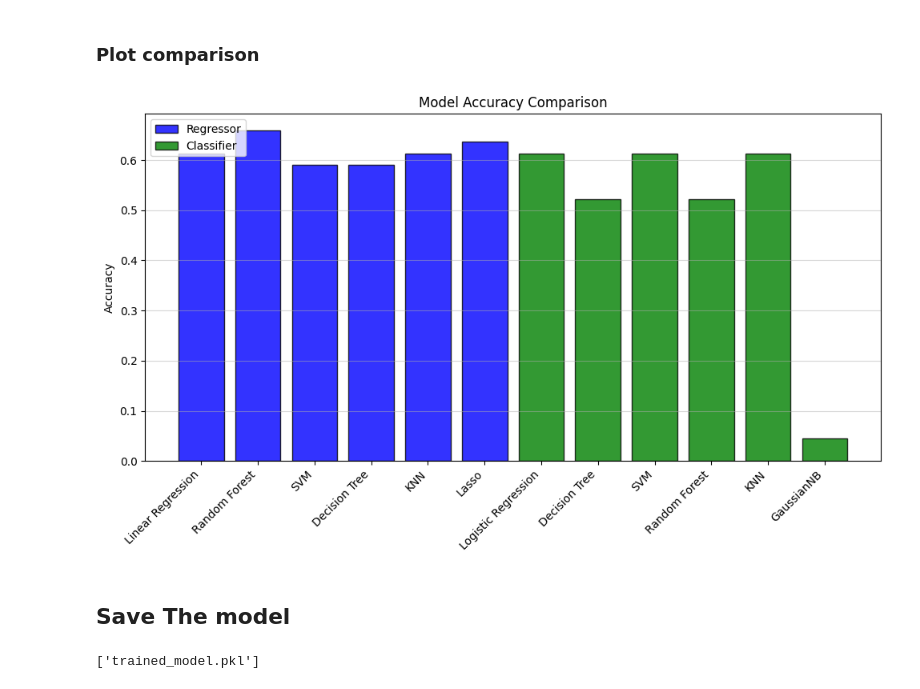
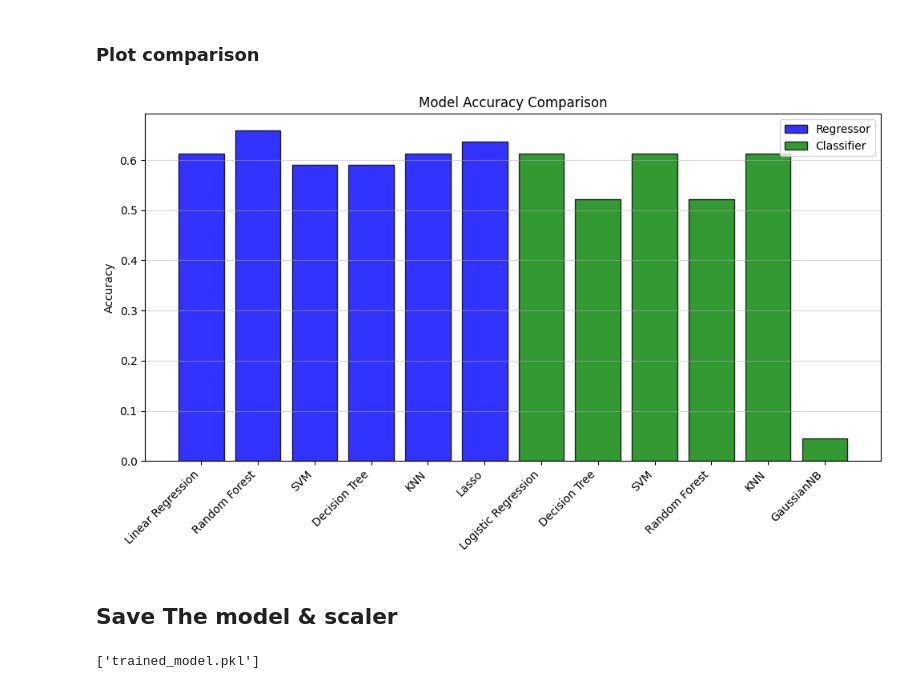
Before and after one commit to JuaniSimieli/F1-Predictions, a Jupyter notebook: ML-modelling/ml_model.ipynb, the cells around one changed output. Drawn from its saved outputs; the diff is of its cells as text; code cells hidden in the pictures.

```diff
--- a/ML-modelling/ml_model.ipynb
+++ b/ML-modelling/ml_model.ipynb
@@ -589,33 +589,33 @@ print(cla_models_accuracy)
 # %%
 # Combine both DataFrames into one for easier plotting
 reg_models_accuracy['type'] = 'Regressor'
 cla_models_accuracy['type'] = 'Classifier'
 combined_df = pd.concat([reg_models_accuracy, cla_models_accuracy])
 
 x_labels = combined_df['model_name'].values
 x_indices = np.arange(len(x_labels))
 bar_colors = combined_df['type'].map({'Regressor': 'blue', 'Classifier': 'green'})
 
 plt.figure(figsize=(10, 6))
 plt.bar(x_indices, combined_df['accuracy'], color=bar_colors, alpha=0.8, edgecolor='black')
 
 plt.xticks(x_indices, x_labels, rotation=45, ha='right', fontsize=10)
 plt.ylabel('Accuracy')
 plt.title('Model Accuracy Comparison')
 
 handles = [
     plt.Rectangle((0, 0), 1, 1, facecolor='blue', alpha=0.8, edgecolor='black', label='Regressor'),
     plt.Rectangle((0, 0), 1, 1, facecolor='green', alpha=0.8, edgecolor='black', label='Classifier')
 ]
-plt.legend(handles=handles, loc='upper left')
+plt.legend(handles=handles, loc='upper right')
 
 plt.grid(axis='y', linestyle='-', alpha=0.5)
 
 plt.tight_layout()
 plt.show()
 # %% [output]
-[figure, old version]
+[figure, new version]
 # %% [markdown]
-## Save The model
+## Save The model & scaler
 # %%
 joblib.dump(reg_rf_model, 'trained_model.pkl') # TODO: use the best model dinamically
```
Also changed, not shown: parts of 1 cell of this notebook.
